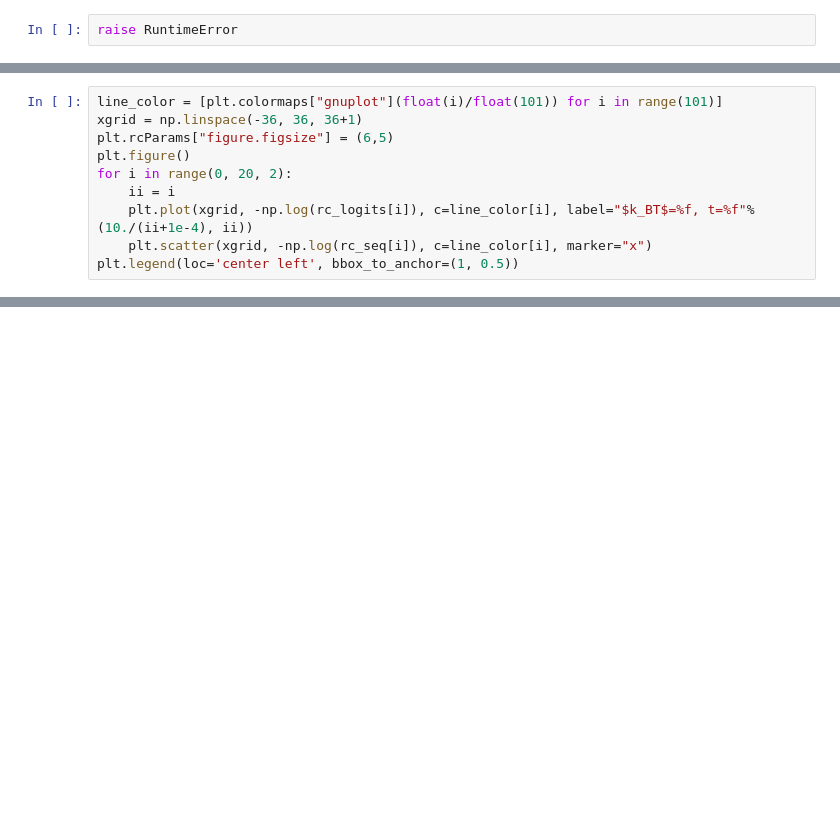
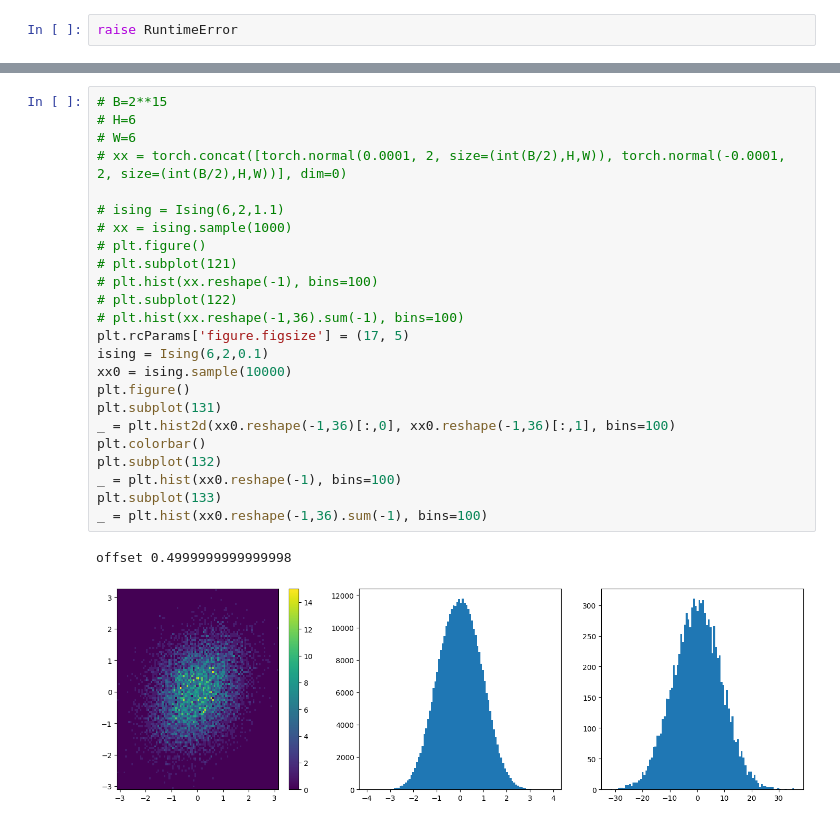
Before and after one commit to tuoping/alchemicalFES, a Jupyter notebook: testTempDiffusion.ipynb, the cells around one changed output, grey strips where cells are left out. Drawn from its saved outputs; the diff is of its cells as text; blank space fills up the shorter version.

```diff
--- a/testTempDiffusion.ipynb
+++ b/testTempDiffusion.ipynb
@@ -226,10 +313,0 @@ print(rc_logits.shape, rc_loss.shape)
-# %%
-line_color = [plt.colormaps["gnuplot"](float(i)/float(101)) for i in range(101)]
-xgrid = np.linspace(-36, 36, 36+1)
-plt.rcParams["figure.figsize"] = (6,5)
-plt.figure()
-for i in range(0, 20, 2):
-    ii = i
-    plt.plot(xgrid, -np.log(rc_logits[i]), c=line_color[i], label="$k_BT$=%f, t=%f"%(10./(ii+1e-4), ii))
-    plt.scatter(xgrid, -np.log(rc_seq[i]), c=line_color[i], marker="x")
-plt.legend(loc='center left', bbox_to_anchor=(1, 0.5))
@@ -514,0 +318,27 @@ plt.scatter(t, rcmagn_ref, marker="+")
+# %%
+# B=2**15
+# H=6
+# W=6
+# xx = torch.concat([torch.normal(0.0001, 2, size=(int(B/2),H,W)), torch.normal(-0.0001, 2, size=(int(B/2),H,W))], dim=0)
+
+# ising = Ising(6,2,1.1)
+# xx = ising.sample(1000)
+# plt.figure()
+# plt.subplot(121)
+# plt.hist(xx.reshape(-1), bins=100)
+# plt.subplot(122)
+# plt.hist(xx.reshape(-1,36).sum(-1), bins=100)
+plt.rcParams['figure.figsize'] = (17, 5)
+ising = Ising(6,2,0.1)
+xx0 = ising.sample(10000)
+plt.figure()
+plt.subplot(131)
+_ = plt.hist2d(xx0.reshape(-1,36)[:,0], xx0.reshape(-1,36)[:,1], bins=100)
+plt.colorbar()
+plt.subplot(132)
+_ = plt.hist(xx0.reshape(-1), bins=100)
+plt.subplot(133)
+_ = plt.hist(xx0.reshape(-1,36).sum(-1), bins=100)
+# %% [output]
+offset 0.4999999999999998
+[figure, added]
```
Also changed, not shown: parts of 79 cells of this notebook, 13 other files.
